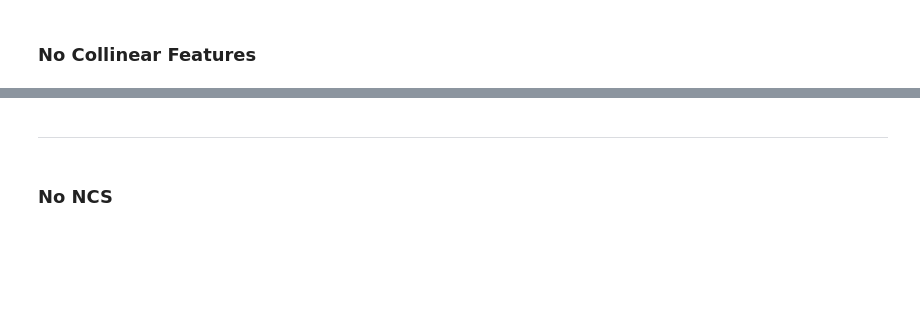
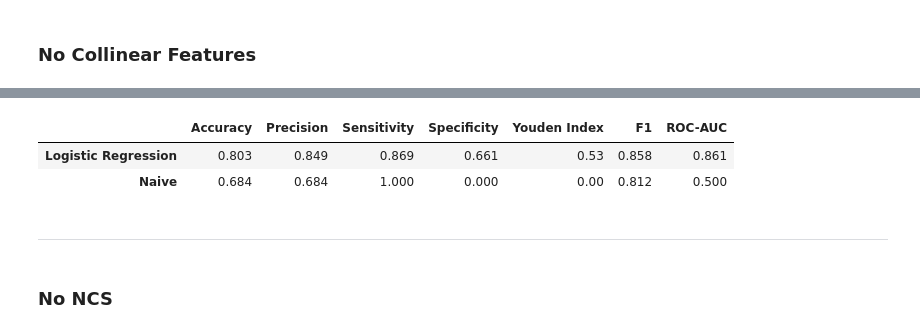
Before and after one commit to acbriza/dpn2026, a Jupyter notebook: module/feature_modeL_selection.ipynb, the cells around one changed output, grey strips where cells are left out. Saved outputs shown, nothing was run; the diff lists cells and outputs as text; code cells hidden in the pictures; blank space fills up the shorter version.

```diff
--- a/module/feature_modeL_selection.ipynb
+++ b/module/feature_modeL_selection.ipynb
@@ -288,0 +236,2 @@ print(high_vif)
+# %%
+high_vif = get_high_vif(X, vif_threshold, verbosity)
@@ -297,7 +278,11 @@ Xnc.head(2)
 # %%
-model_metrics['no_collinear'] = benchmark_models(Xnc, y, cv_splits=k_splits, n_repeats=n_repeats)
+model_metrics['no_collinear'] = benchmark_models(Xnc, y, k_splits, n_repeats, random_seed, 0, experiment_tag)
 metrics_stats['no_collinear'] = calculate_metric_statistics(model_metrics['no_collinear'])
 metrics_stats['no_collinear']['mean']
+# %% [output]
+|  | Accuracy | Precision | Sensitivity | Specificity | Youden Index | F1 | ROC-AUC |
+| Logistic Regression | 0.803 | 0.849 | 0.869 | 0.661 | 0.53 | 0.858 | 0.861 |
+| Naive | 0.684 | 0.684 | 1.000 | 0.000 | 0.00 | 0.812 | 0.500 |
 # %% [markdown]
  -----
 # %% [markdown]
```
Also changed, not shown: parts of 32 cells of this notebook.
